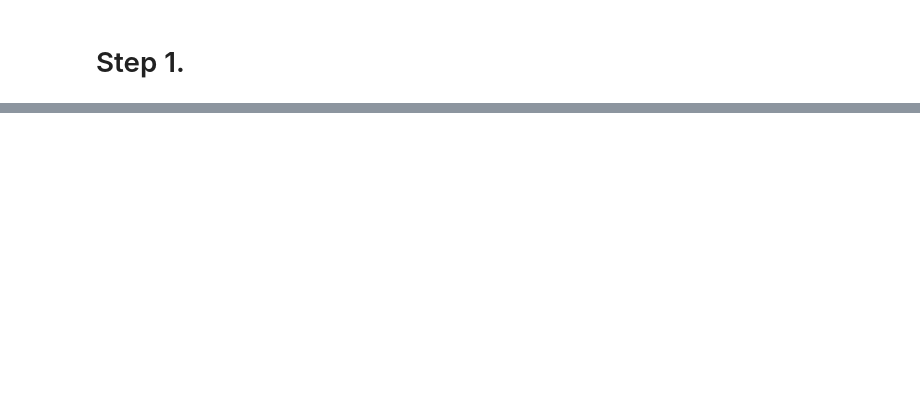
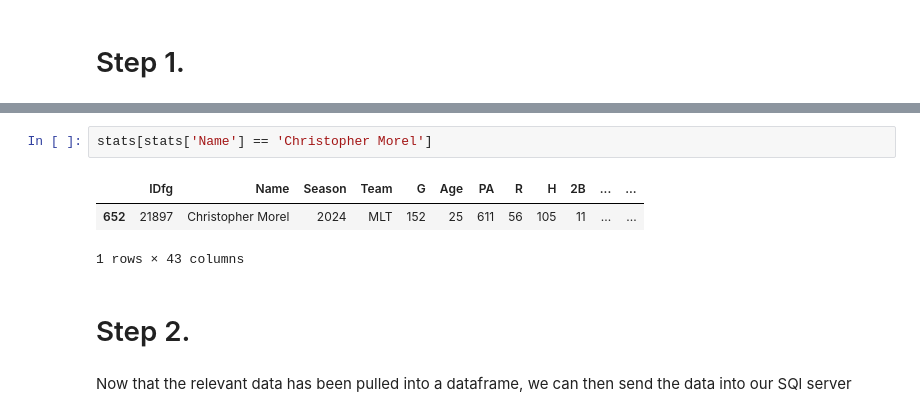
Before and after one commit to KyleDong03/MLB-War-Predictor, a Jupyter notebook: notebooks/Test Notebook.ipynb, the cells around one changed output, grey strips where cells are left out. Drawn from its saved outputs; the diff is of its cells as text; blank space fills up the shorter version.

```diff
--- a/notebooks/Test Notebook.ipynb
+++ b/notebooks/Test Notebook.ipynb
@@ -40,0 +124,10 @@ IndexError: list index out of range
+# %%
+stats[stats['Name'] == 'Christopher Morel']
+# %% [output]
+|  | IDfg | Name | Season | Team | G | Age | PA | R | H | 2B | ... | ... |
+| 652 | 21897 | Christopher Morel | 2024 | MLT | 152 | 25 | 611 | 56 | 105 | 11 | ... | ... |
+1 rows × 43 columns
+# %% [markdown]
+# Step 2.
+# %% [markdown]
+Now that the relevant data has been pulled into a dataframe, we can then send the data into our SQl server
```
Also changed, not shown: parts of 19 cells of this notebook, 2 other files.
